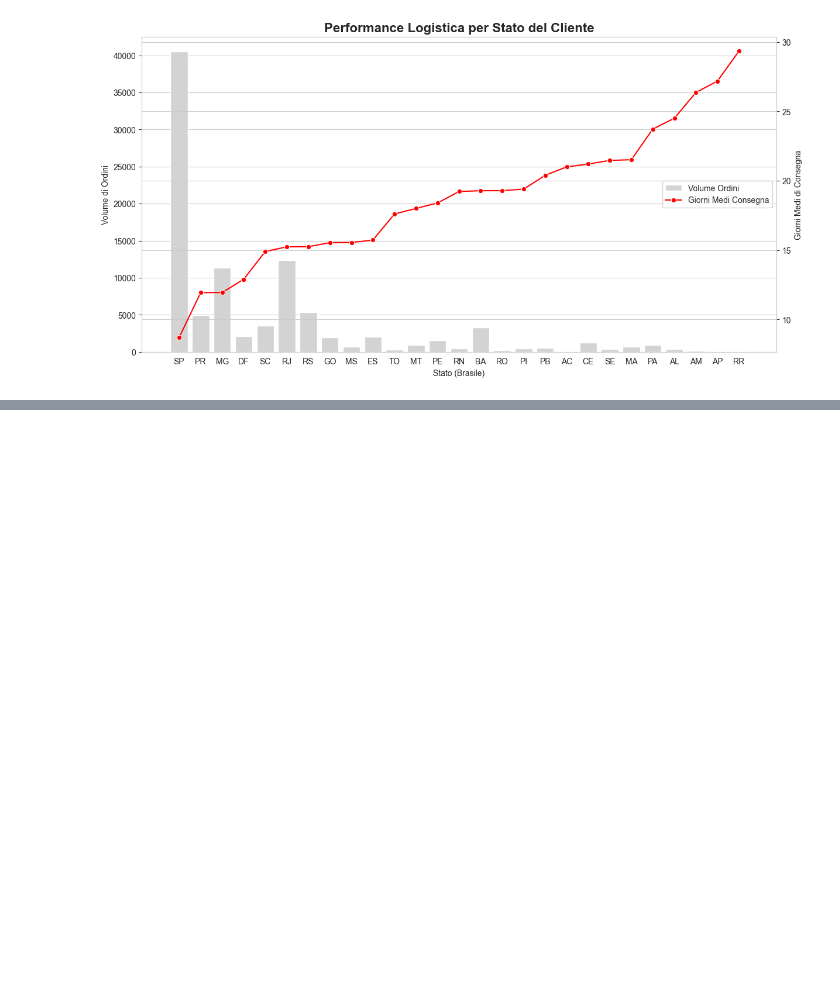
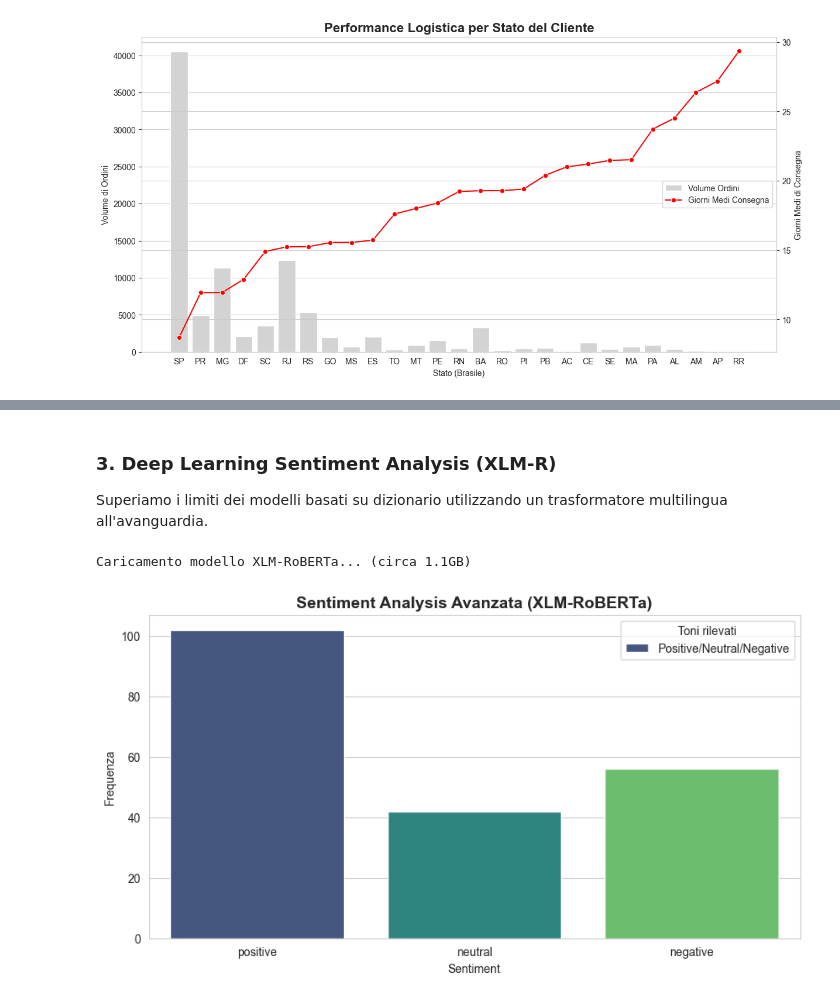
Before and after one commit to EricaZampella/portfolio_ecommerce, a Jupyter notebook: Portfolio_Olist_Analysis.ipynb, the cells around one changed output, grey strips where cells are left out. Cells and saved outputs as stored; diff of their text form; code cells hidden in the pictures; blank space fills up the shorter version.

```diff
--- a/Portfolio_Olist_Analysis.ipynb
+++ b/Portfolio_Olist_Analysis.ipynb
@@ -259,0 +362,35 @@ Per elevare ulteriormente il valore di questo progetto, si consigliano le seguen
+# %% [markdown]
+### 3. Deep Learning Sentiment Analysis (XLM-R)
+Superiamo i limiti dei modelli basati su dizionario utilizzando un trasformatore multilingua all'avanguardia.
+# %%
+import os
+import warnings
+from transformers import pipeline, logging as hf_logging
+import torch
+
+# Pulizia Output
+os.environ["HF_HUB_DISABLE_SYMLINKS_WARNING"] = "1"
+hf_logging.set_verbosity_error()
+warnings.filterwarnings("ignore", category=FutureWarning)
+
+print("Caricamento modello XLM-RoBERTa... (circa 1.1GB)")
+device = 0 if torch.cuda.is_available() else -1
+sentiment_task = pipeline("sentiment-analysis",
+                          model="cardiffnlp/twitter-xlm-roberta-base-sentiment",
+                          device=device)
+
+# Campionamento
+sample_reviews = df_reviews['review_comment_message'].head(200).tolist()
+results = sentiment_task(sample_reviews)
+df_sample = pd.DataFrame(results)
+
+plt.figure(figsize=(10, 5))
+sns.countplot(data=df_sample, x='label', hue='label', palette='viridis', legend=False)
+plt.title('Sentiment Analysis Avanzata (XLM-RoBERTa)', fontsize=14, fontweight='bold')
+plt.xlabel('Sentiment')
+plt.ylabel('Frequenza')
+plt.legend(['Positive/Neutral/Negative'], loc='upper right', title='Toni rilevati')
+plt.show()
+# %% [output]
+Caricamento modello XLM-RoBERTa... (circa 1.1GB)
+[figure, added]
```
Also changed, not shown: parts of 19 cells of this notebook, 1 other file.
